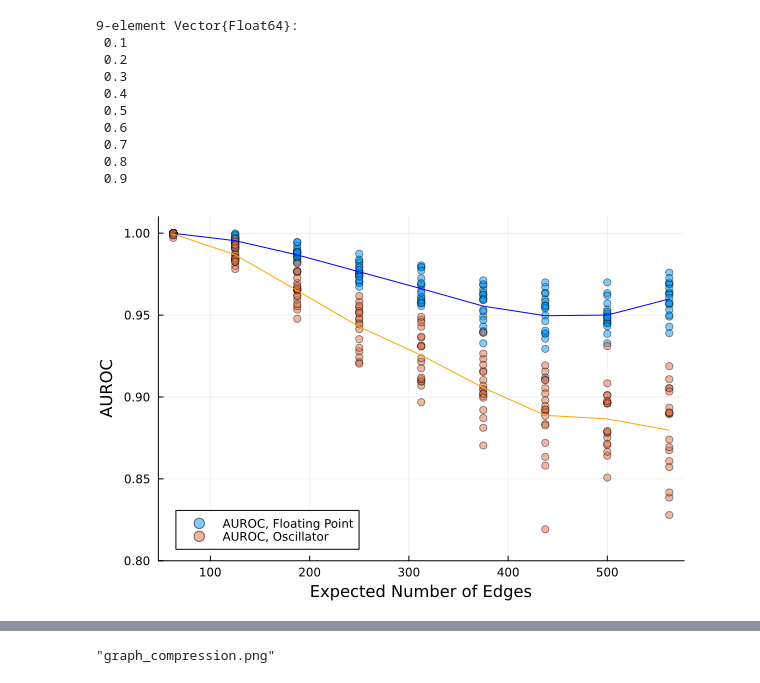
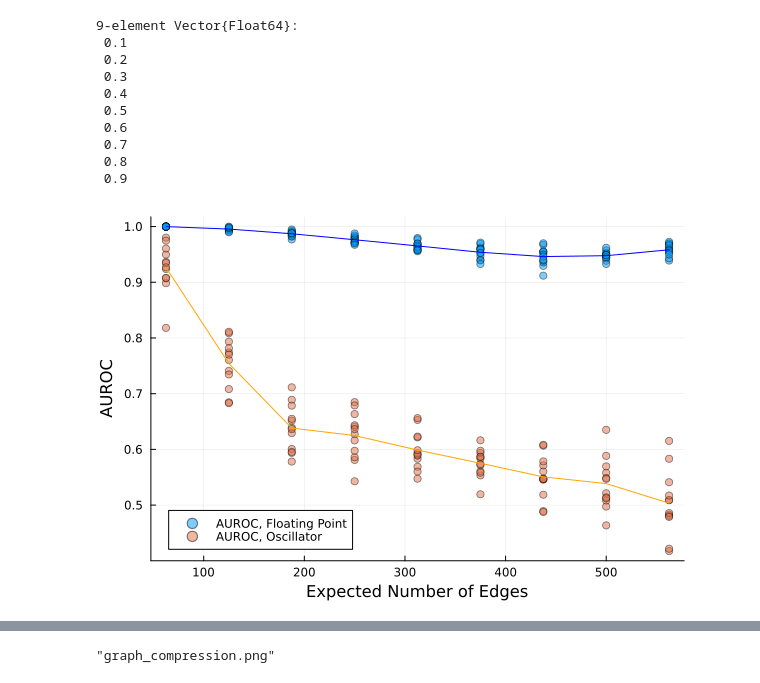
Before and after one commit to wilkieolin/phasor_julia, a Jupyter notebook: graph_data.ipynb, the cells around one changed output, grey strips where cells are left out. Drawn from its saved outputs; the diff is of its cells as text; code cells hidden in the pictures.

```diff
--- a/graph_data.ipynb
+++ b/graph_data.ipynb
@@ -45,0 +88,3 @@ vals_2 = data2[2][2];
+# %%
+args = args_1
+vals = vals_1
@@ -46,6 +109,6 @@ vals_2 = data2[2][2];
 # %%
-args = vcat(args_1, args_2)
-vals = vcat(vals_1, vals_2);
+# args = vcat(args_1, args_2)
+# vals = vcat(vals_1, vals_2);
 # %%
 p_edges = [arg.p_edge for arg in args]
 auroc_static = [val[1][1] for val in vals]
@@ -100,10 +163,10 @@ n_edges = p_edges .* [arg.nodes for arg in args] .^ 2;
 # %%
 fig = scatter(n_edges, auroc_static, label="AUROC, Floating Point", alpha=0.5)
 scatter!(n_edges, auroc_dynamic, label="AUROC, Oscillator", alpha=0.5)
 plot!(p_unique .* 25^2, static_trend, label=missing, color="blue")
 plot!(p_unique .* 25^2, dynamic_trend, label=missing, color="orange")
 ylabel!("AUROC")
 xlabel!("Expected Number of Edges")
-ylims!(0.80, 1.01)
+#ylims!(0.80, 1.01)
 # %% [output]
-[figure, old version]
+[figure, new version]
```
Also changed, not shown: parts of 11 cells of this notebook, 3 other files.
